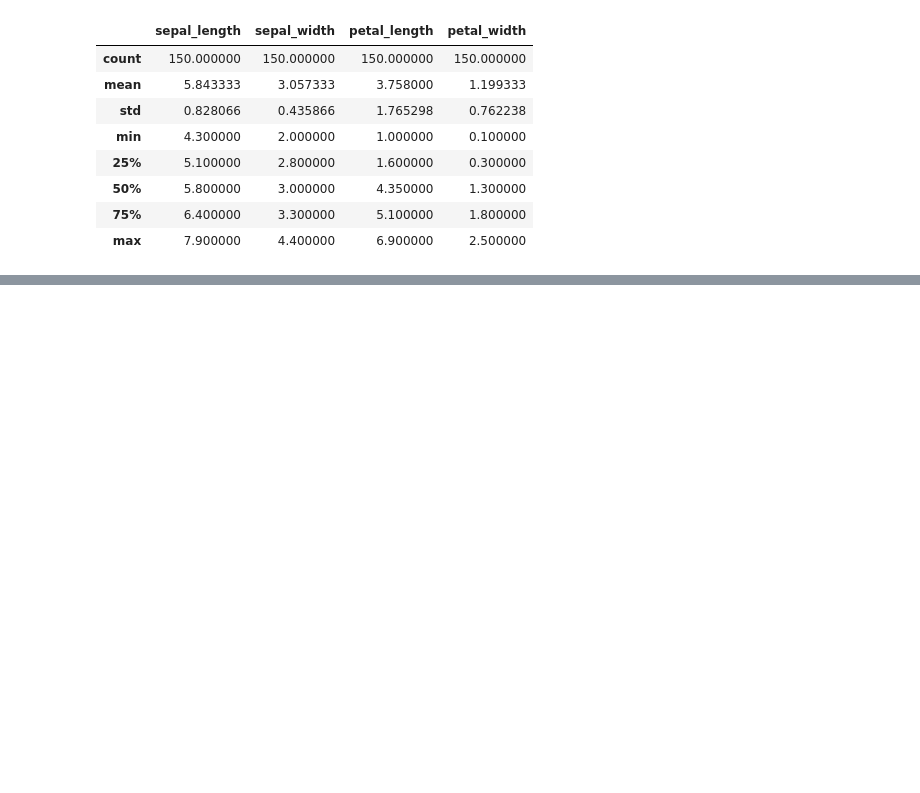
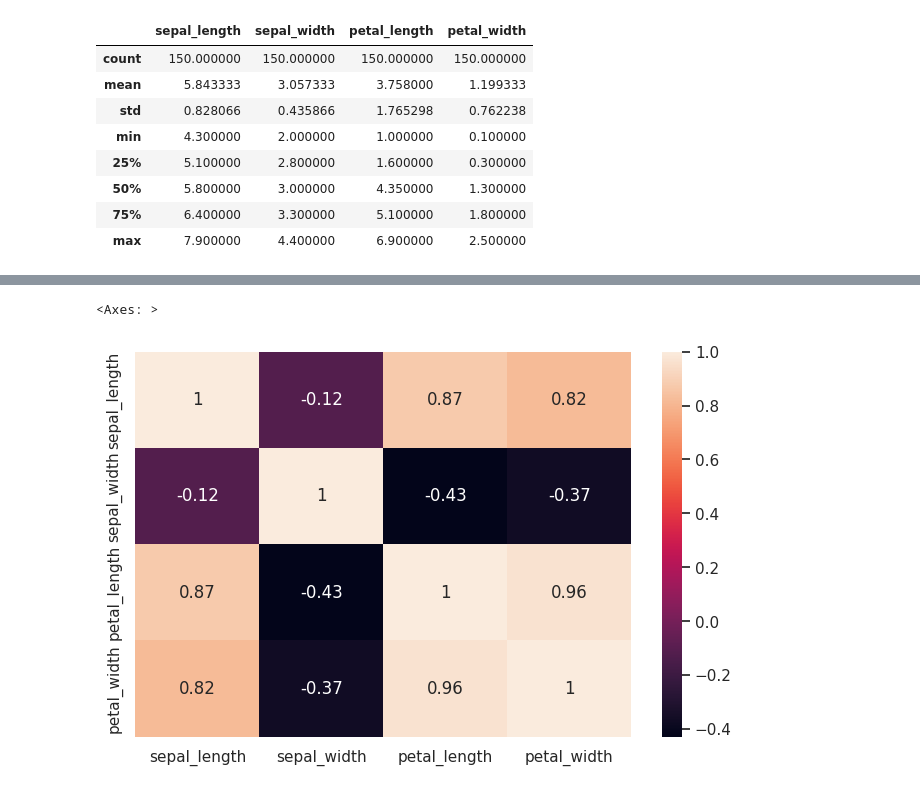
Before and after one commit to shivamkumar359/3rd-SEM-CLASS-CODES, a Jupyter notebook: ML/W2/ML_WEEK_2_PRACTICAL_sESSION_BY_MITHUN_DJ_.ipynb, the cells around one changed output, grey strips where cells are left out. Drawn from its saved outputs; the diff is of its cells as text; code cells hidden in the pictures; blank space fills up the shorter version.

```diff
--- a/ML/W2/ML_WEEK_2_PRACTICAL_sESSION_BY_MITHUN_DJ_.ipynb
+++ b/ML/W2/ML_WEEK_2_PRACTICAL_sESSION_BY_MITHUN_DJ_.ipynb
@@ -6,8 +6,8 @@ import numpy as np
 import matplotlib.pyplot as plt
 import seaborn as sns
 # %%
-sns.set_theme(style="whitegrid", palette = "Set2")
-plt.rcParams['figure.figsize'] = [8, 5]
+sns.set_theme(style="whitegrid", palette="Set2")
+plt.rcParams['figure.figsize'] = (8, 5)
 # %%
 print({"Pandas version", pd.__version__})
 print({"Numpy version", np.__version__})
@@ -241,0 +324,5 @@ dtype: float64
+# %%
+sns.heatmap(df[numeric_cols].corr(), annot=True)
+# %% [output]
+<Axes: >
+[figure, added]
```
Also changed, not shown: parts of 29 cells of this notebook.
